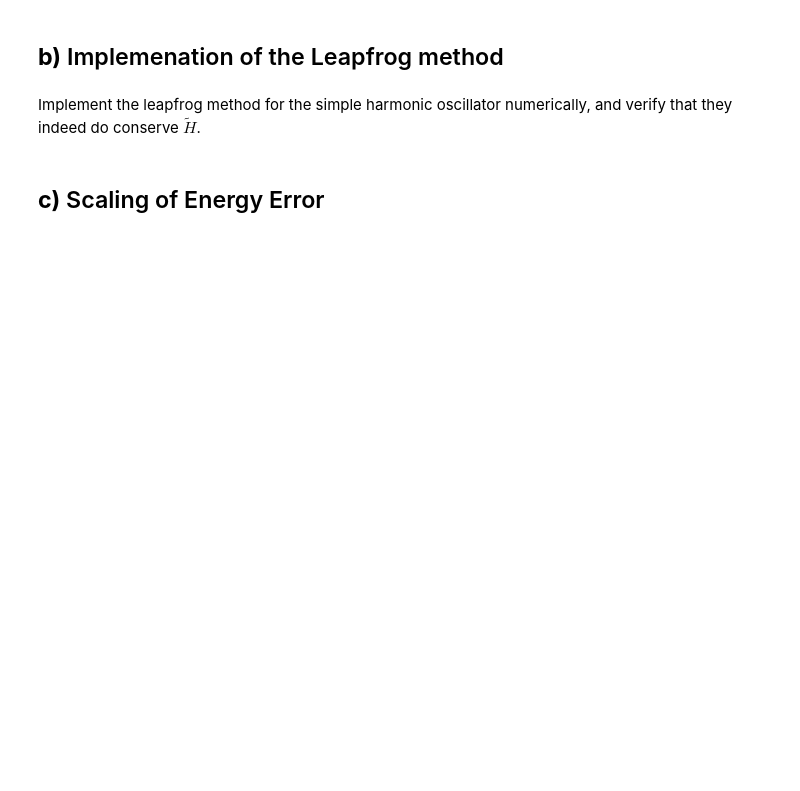
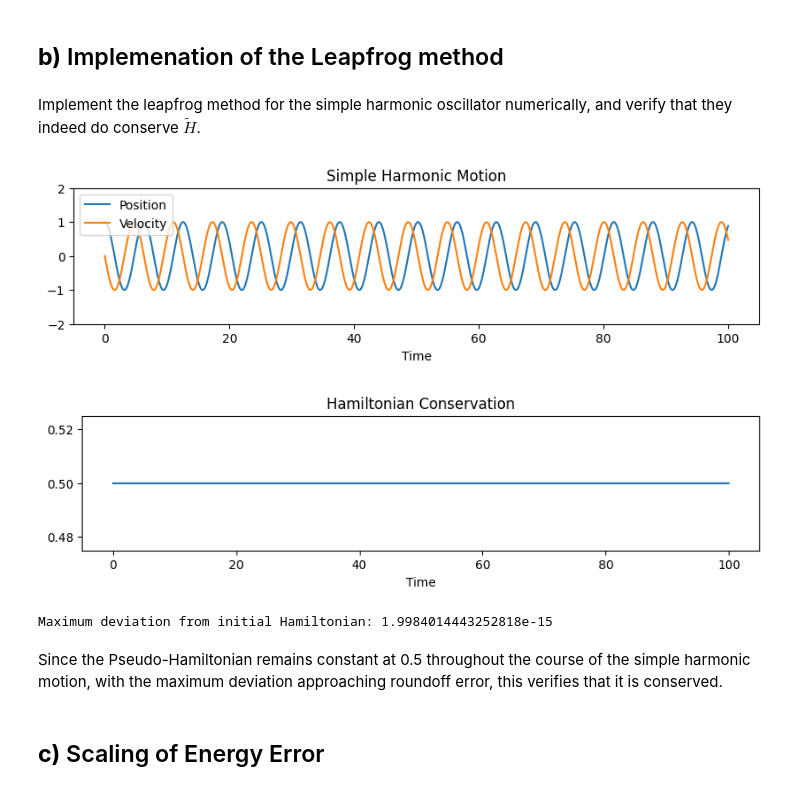
Before and after one commit to LFW25/PHYS512-Computational_Physics, a Jupyter notebook: Assignments/A6.ipynb, the cells around one changed output. Cells and saved outputs as stored; diff of their text form; code cells hidden in the pictures; blank space fills up the shorter version.

```diff
--- a/Assignments/A6.ipynb
+++ b/Assignments/A6.ipynb
@@ -41,13 +36,0 @@ $$
-# %%
-import sympy.matrices as sm
-import sympy
-
-def Leapfrog(dt):
-    lf1 = sm.Matrix([[1, 0], [-dt/2, 1]])
-    lf2 = sm.Matrix([[1, dt], [0, 1]])
-    Jlf = lf1*lf2*lf1
-    return Jlf
-
-# declare the step size h as a symbol
-h = sympy.Symbol('h')
-print(sympy.simplify(Leapfrog(h)))
@@ -57,6 +95,68 @@ Matrix([[1 - h**2/2, h], [h**3/4 - h, 1 - h**2/2]])
 ## **b)** Implemenation of the Leapfrog method
 # %% [markdown]
 Implement the leapfrog method for the simple harmonic oscillator numerically, and verify that they indeed do conserve $\tilde{H}$.
+# %%
+import numpy as np
+import matplotlib.pyplot as plt
+
+def Leapfrog(x, v, h, steps):
+    # Setting mass and oscillation frequency as 1
+    positions = np.array([x])
+    velocities = np.array([v])
+
+    for _ in range(steps):
+        v -= 0.5 * h * x   # v half step
+        x += h * v    # x step
+        v -= 0.5 * h * x # v full step
+
+        positions = np.append(positions, x)
+        velocities = np.append(velocities, v)
+
+    return positions, velocities
+
+def PseudoHamil(x, v, h):
+    H = (x**2 / 2) + ((0.5 * v**2) / (1-(h**2)/4))
+    return H
+
+# Initial conditions
+x_initial = 1.0
+v_initial = 0.0
+dt = 0.1
+num_steps = 1000
+
+# Perform leapfrog integration
+positions, velocities = Leapfrog(x_initial, v_initial, dt, num_steps)
+
+# Calculate Hamiltonian at each step
+hamiltonians = [PseudoHamil(x, v, dt) for x, v in zip(positions, velocities)]
+
+# Plot the SHO Motion
+time = np.arange(0, dt*num_steps + dt, dt)
+plt.figure(1, figsize=(10, 2))
+plt.plot(time, positions, label='Position')
+plt.plot(time, velocities, label='Velocity')
+plt.title("Simple Harmonic Motion")
+plt.xlabel('Time')
+plt.ylim(-2, 2)
+plt.legend()
+
+# Plot the Hamiltonian Conservation
+plt.figure(2, figsize=(10, 2))
+plt.plot(time, hamiltonians)
+plt.title("Hamiltonian Conservation")
+plt.xlabel('Time')
+plt.ylim(0.475, 0.525)
+plt.show()
+
+# Find maxiumum deviation from initial Hamiltonian
+max_deviation = max(hamiltonians) - min(hamiltonians)
+print("Maximum deviation from initial Hamiltonian:", max_deviation)
+# %% [output]
+[figure, added]
+[figure, added]
+Maximum deviation from initial Hamiltonian: 1.9984014443252818e-15
+# %% [markdown]
+Since the Pseudo-Hamiltonian remains constant at 0.5 throughout the course of the simple harmonic motion, with the maximum deviation approaching roundoff error, this verifies that it is conserved.
 # %% [markdown]
 ## **c)** Scaling of Energy Error
 # %% [markdown]
```
Also changed, not shown: parts of 12 cells of this notebook.
